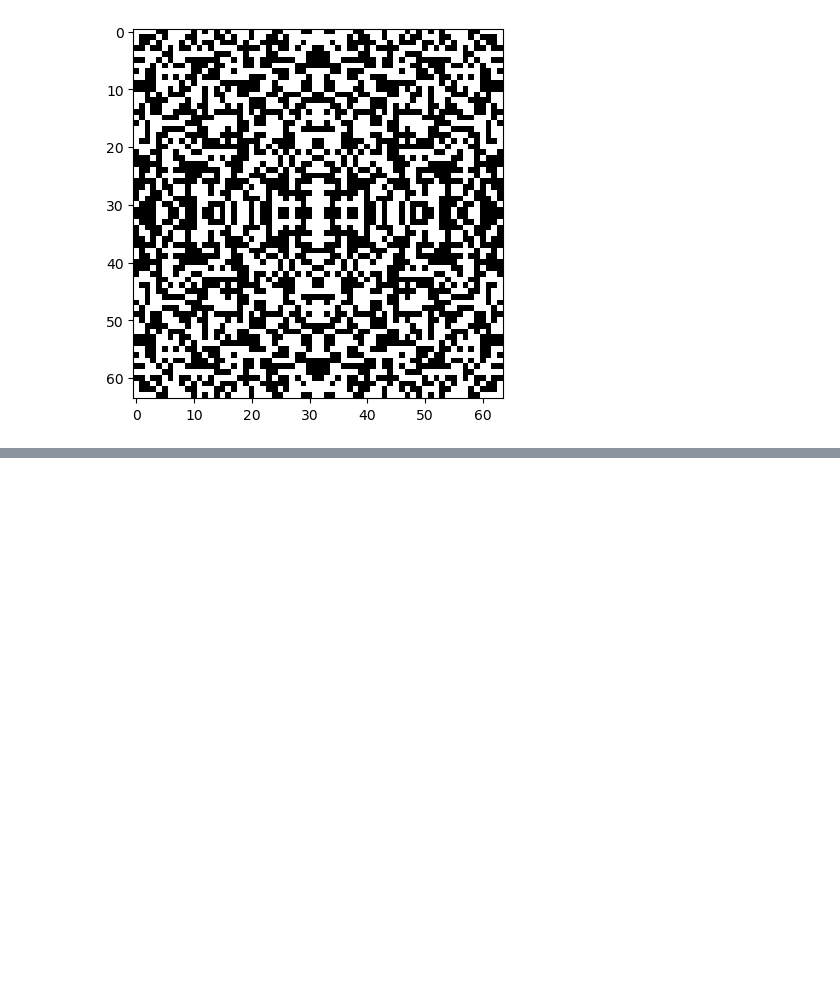
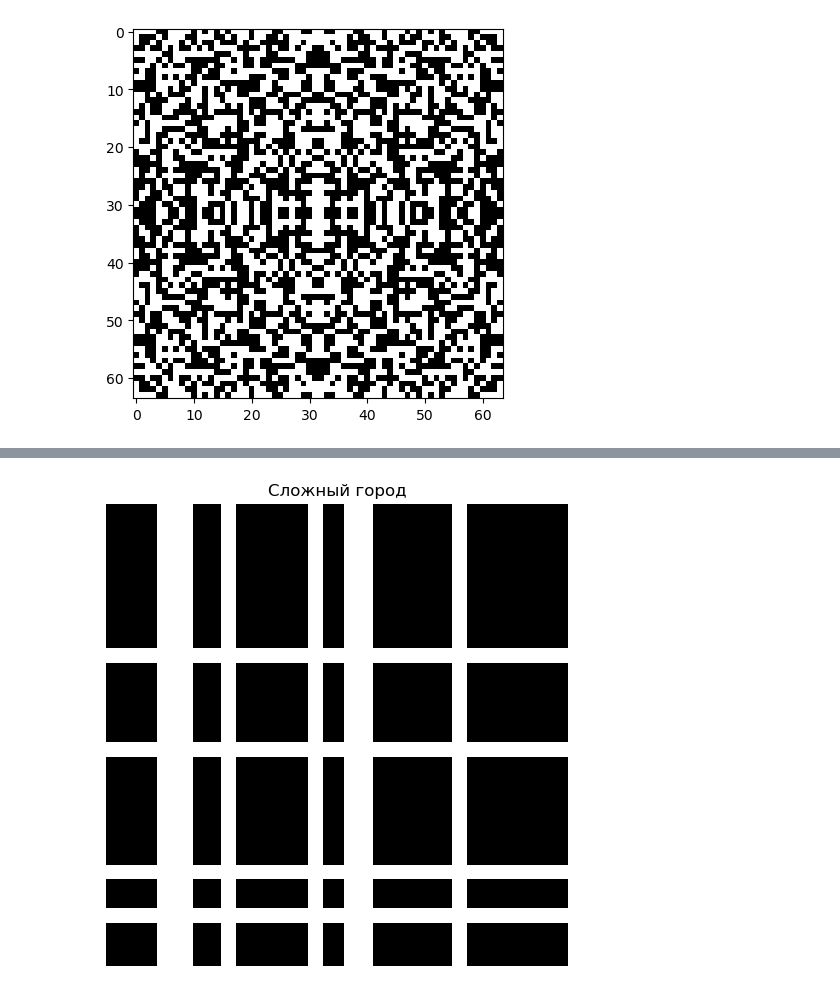
Before and after one commit to DrozdovDan/TransPath_Adaptation, a Jupyter notebook: Test_generator.ipynb, the cells around one changed output, grey strips where cells are left out. Saved outputs shown, nothing was run; the diff lists cells and outputs as text; code cells hidden in the pictures; blank space fills up the shorter version.

```diff
--- a/Test_generator.ipynb
+++ b/Test_generator.ipynb
@@ -1797,0 +1830,48 @@ plt.show()
+# %%
+import numpy as np
+import matplotlib.pyplot as plt
+
+def generate_complex_city_map(size=64, road_width=2, min_roads=4, max_roads=8, seed=None):
+    """
+    Генерирует бинарную карту города:
+      - 1 обозначает застроенную территорию.
+      - 0 обозначает дорогу.
+    В городе случайным образом выбираются позиции для вертикальных и горизонтальных дорог,
+    при этом дорога занимает road_width столбцов или строк.
+    """
+
+    # Заполняем карту застроенными кварталами (1)
+    city_map = np.ones((size, size), dtype=int)
+
+    # Определяем случайное количество вертикальных дорог
+    num_v_roads = np.random.randint(min_roads, max_roads+1)
+    # Выбираем случайные позиции, избегая слишком близкого расположения к краям
+    v_positions = np.sort(np.random.choice(np.arange(2, size - road_width - 2),
+                                             size=num_v_roads, replace=False))
+
+    # Определяем случайное количество горизонтальных дорог
+    num_h_roads = np.random.randint(min_roads, max_roads+1)
+    h_positions = np.sort(np.random.choice(np.arange(2, size - road_width - 2),
+                                             size=num_h_roads, replace=False))
+
+    # Обозначаем вертикальные дороги (обнуляем соответствующие столбцы)
+    for pos in v_positions:
+        city_map[:, pos:pos+road_width] = 0
+
+    # Обозначаем горизонтальные дороги (обнуляем соответствующие строки)
+    for pos in h_positions:
+        city_map[pos:pos+road_width, :] = 0
+
+    return city_map, v_positions, h_positions
+
+# Генерация сложной карты города
+city_map, v_positions, h_positions = generate_complex_city_map(seed=42)
+
+# Отображение карты
+plt.figure(figsize=(6,6))
+plt.imshow(1 - city_map, cmap='gray', interpolation='nearest')
+plt.title('Сложный город')
+plt.axis('off')
+plt.show()
+# %% [output]
+[figure, added]
```
Also changed, not shown: parts of 2 cells of this notebook, 7 other files.
